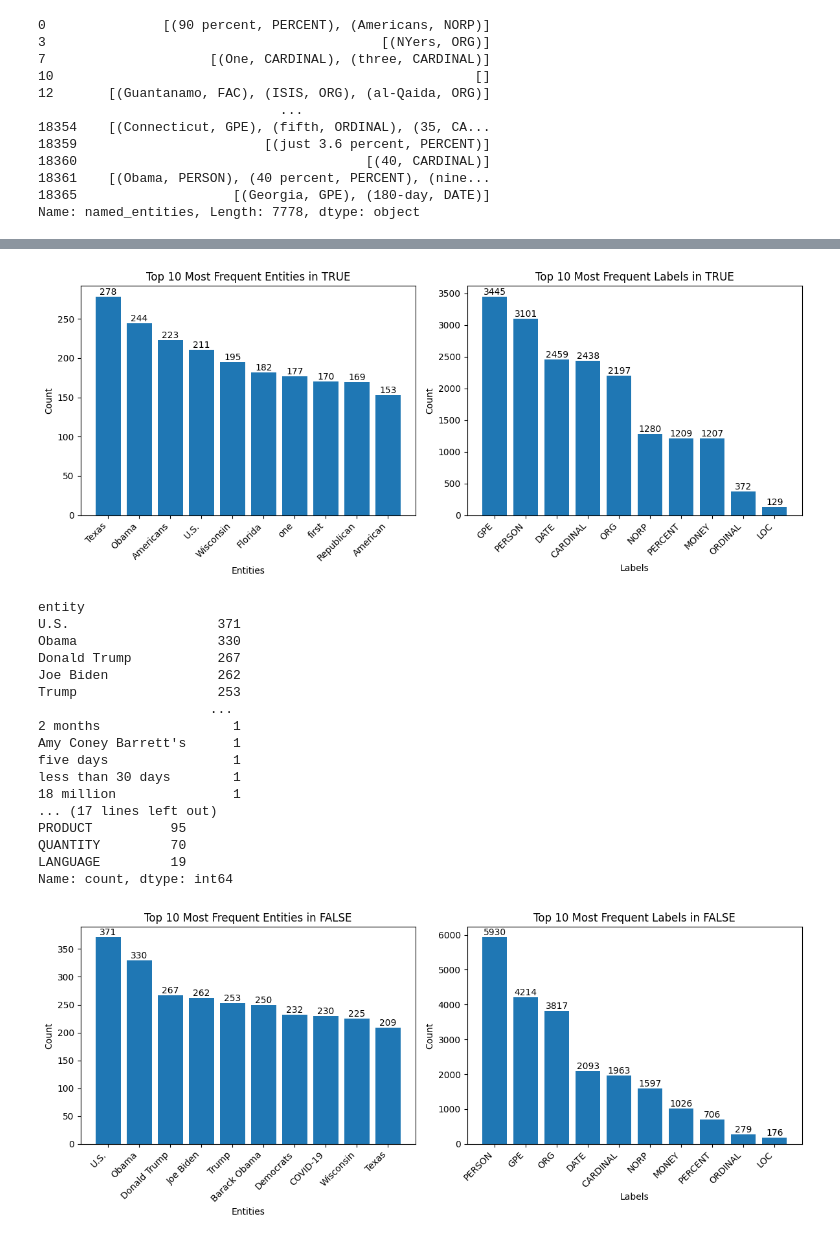
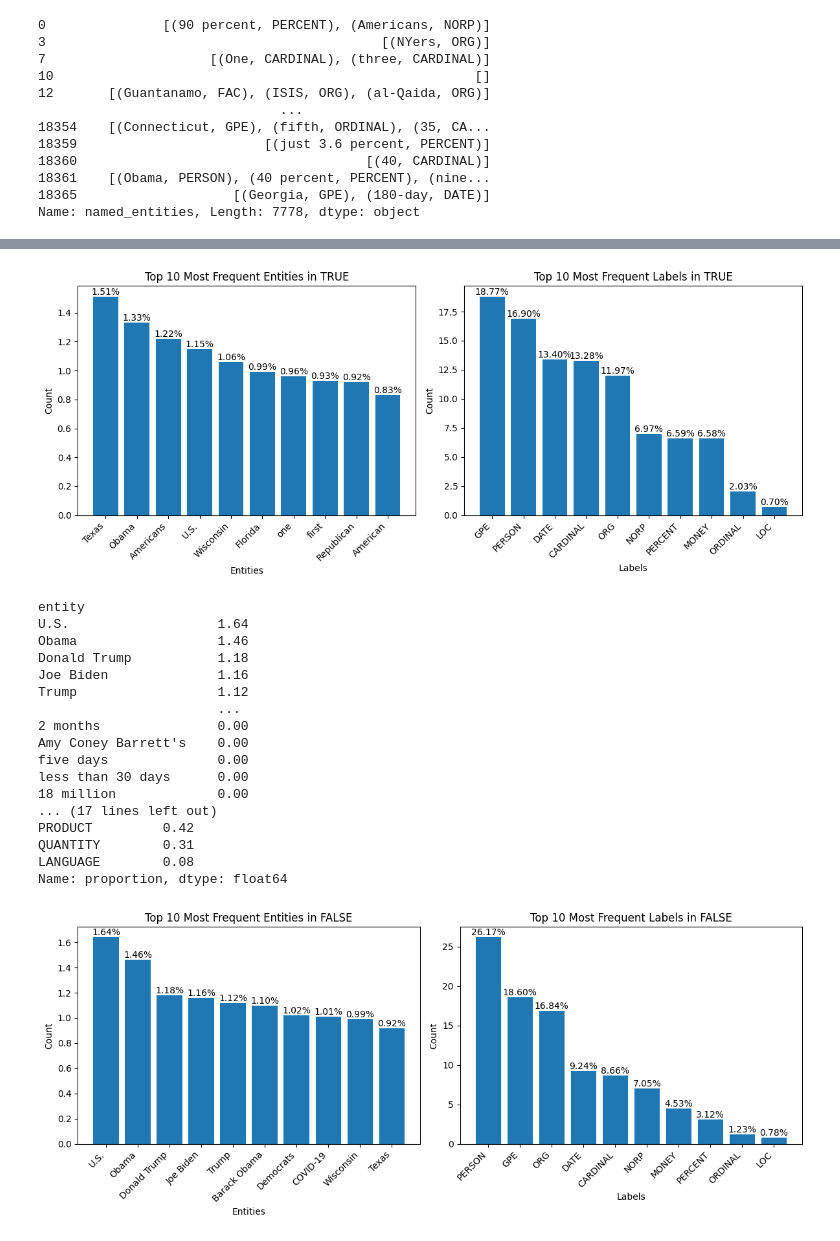
Before and after one commit to matusstanko/NLPD_18, a Jupyter notebook: spacy.ipynb, the cells around one changed output, grey strips where cells are left out. Cells and saved outputs as stored; diff of their text form; code cells hidden in the pictures.

```diff
--- a/spacy.ipynb
+++ b/spacy.ipynb
@@ -98,74 +99,74 @@ Name: count, dtype: int64
 fig, ax = plt.subplots(1, 2, figsize=(12, 5))
 
 # first plot
-entity_counts = df_true['entity'].value_counts().head(10)
+entity_counts = df_true['entity'].value_counts(normalize=True).mul(100).round(2).head(10)
 bars1 = ax[0].bar(entity_counts.index, entity_counts.values)
 ax[0].set_xlabel("Entities")
 ax[0].set_ylabel("Count")
 ax[0].set_title("Top 10 Most Frequent Entities in TRUE")
 ax[0].tick_params(axis='x', rotation=45)
 ax[0].set_xticklabels(ax[0].get_xticklabels(), ha='right', fontsize=10)
-ax[0].bar_label(bars1)  # add counts on top
+ax[0].bar_label(bars1, fmt="%.2f%%")  # add counts on top
 
 # second plot
-label_counts = df_true['label'].value_counts().head(10)
+label_counts = df_true['label'].value_counts(normalize=True).mul(100).round(2).head(10)
 bars2 = ax[1].bar(label_counts.index, label_counts.values)
 ax[1].set_xlabel("Labels")
 ax[1].set_ylabel("Count")
 ax[1].set_title("Top 10 Most Frequent Labels in TRUE")
 ax[1].tick_params(axis='x', rotation=45)
 ax[1].set_xticklabels(ax[1].get_xticklabels(), ha='right', fontsize=10)
-ax[1].bar_label(bars2)  # add counts on top
+ax[1].bar_label(bars2, fmt="%.2f%%")  # add counts on top
 
 plt.tight_layout()
 plt.show()
 # %% [output]
-[figure, old version]
+[figure, new version]
 # %%
-print(df_false['entity'].value_counts())
-print(df_false['label'].value_counts())
+print(df_false['entity'].value_counts(normalize=True).mul(100).round(2))
+print(df_false['label'].value_counts(normalize=True).mul(100).round(2))
 # %% [output]
 entity
-U.S.                   371
-Obama                  330
-Donald Trump           267
-Joe Biden              262
-Trump                  253
-                      ...
-2 months                 1
-Amy Coney Barrett's      1
-five days                1
-less than 30 days        1
-18 million               1
+U.S.                   1.64
+Obama                  1.46
+Donald Trump           1.18
+Joe Biden              1.16
+Trump                  1.12
+                       ...
+2 months               0.00
+Amy Coney Barrett's    0.00
+five days              0.00
+less than 30 days      0.00
+18 million             0.00
 ... (17 lines left out)
-PRODUCT          95
-QUANTITY         70
-LANGUAGE         19
-Name: count, dtype: int64
+PRODUCT         0.42
+QUANTITY        0.31
+LANGUAGE        0.08
+Name: proportion, dtype: float64
 # %%
 fig, ax = plt.subplots(1, 2, figsize=(12, 5))
 
 # first plot
-entity_counts = df_false['entity'].value_counts().head(10)
+entity_counts = df_false['entity'].value_counts(normalize=True).mul(100).round(2).head(10)
 bars1 = ax[0].bar(entity_counts.index, entity_counts.values)
 ax[0].set_xlabel("Entities")
 ax[0].set_ylabel("Count")
 ax[0].set_title("Top 10 Most Frequent Entities in FALSE")
 ax[0].tick_params(axis='x', rotation=45)
 ax[0].set_xticklabels(ax[0].get_xticklabels(), ha='right', fontsize=10)
-ax[0].bar_label(bars1)  # add counts on top
+ax[0].bar_label(bars1, fmt="%.2f%%")  # add counts on top
 
 # second plot
-label_counts = df_false['label'].value_counts().head(10)
+label_counts = df_false['label'].value_counts(normalize=True).mul(100).round(2).head(10)
 bars2 = ax[1].bar(label_counts.index, label_counts.values)
 ax[1].set_xlabel("Labels")
 ax[1].set_ylabel("Count")
 ax[1].set_title("Top 10 Most Frequent Labels in FALSE")
 ax[1].tick_params(axis='x', rotation=45)
 ax[1].set_xticklabels(ax[1].get_xticklabels(), ha='right', fontsize=10)
-ax[1].bar_label(bars2)  # add counts on top
+ax[1].bar_label(bars2, fmt="%.2f%%")  # add counts on top
 
 plt.tight_layout()
 plt.show()
 # %% [output]
-[figure, old version]
+[figure, new version]
```
Also changed, not shown: parts of 4 cells of this notebook, 1 other file.
